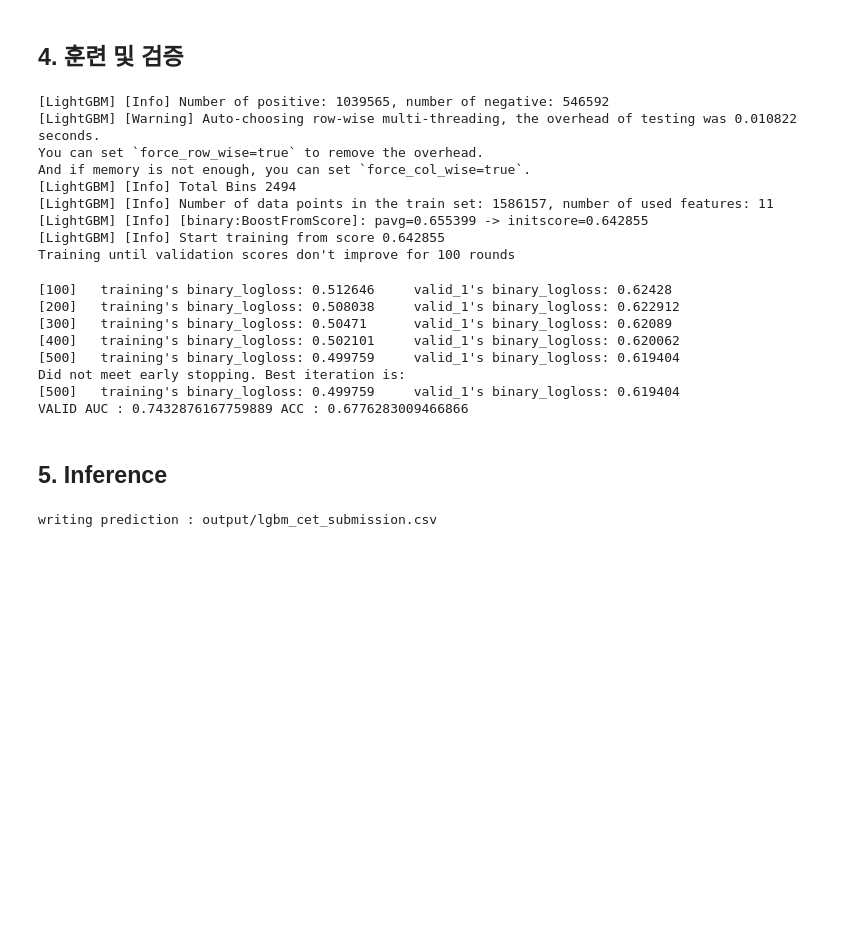
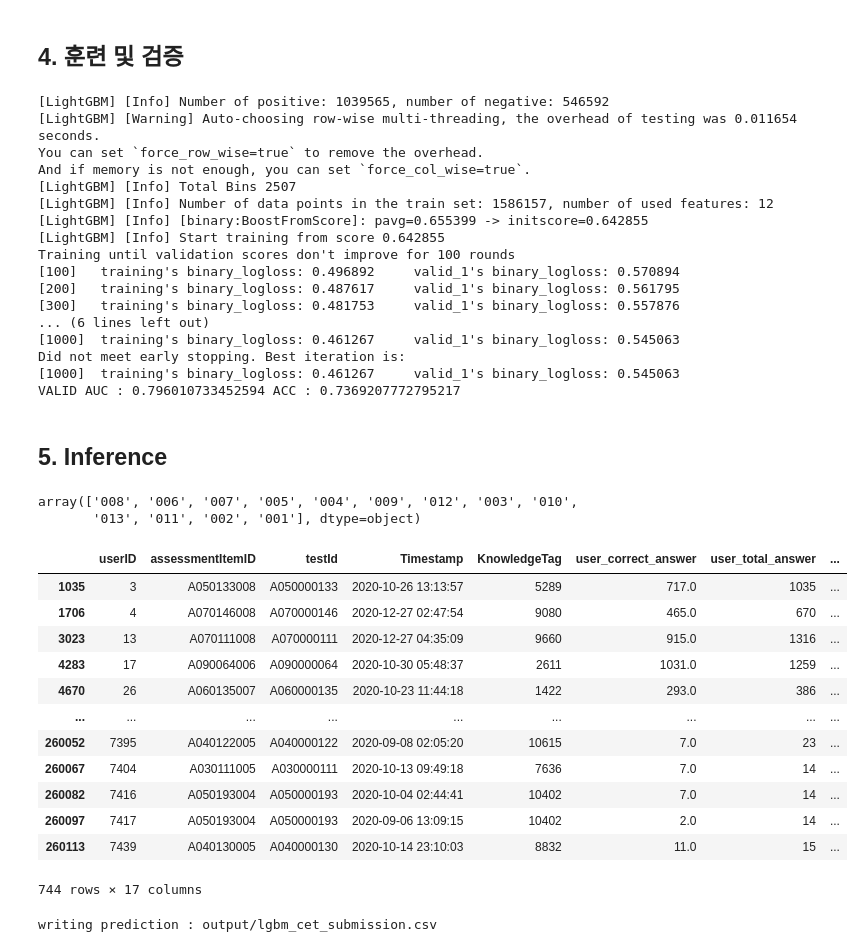
Before and after one commit to boostcampaitech4lv23recsys2/level2_dkt_recsys-level2-recsys-10, a Jupyter notebook: code/LGBMFE.ipynb, the cells around one changed output. Cells and saved outputs as stored; diff of their text form; code cells hidden in the pictures; blank space fills up the shorter version.

```diff
--- a/code/LGBMFE.ipynb
+++ b/code/LGBMFE.ipynb
@@ -167,7 +181,7 @@ model = lgb.train(
     lgb_train,
     valid_sets=[lgb_train, lgb_test],
     verbose_eval=100,
-    num_boost_round=500,
+    num_boost_round=1000,
     early_stopping_rounds=100
 )
 
@@ -178,22 +192,22 @@ auc = roc_auc_score(y_test, preds)
 print(f'VALID AUC : {auc} ACC : {acc}\n')
 # %% [output]
 [LightGBM] [Info] Number of positive: 1039565, number of negative: 546592
-[LightGBM] [Warning] Auto-choosing row-wise multi-threading, the overhead of testing was 0.010822 seconds.
+[LightGBM] [Warning] Auto-choosing row-wise multi-threading, the overhead of testing was 0.011654 seconds.
 You can set `force_row_wise=true` to remove the overhead.
 And if memory is not enough, you can set `force_col_wise=true`.
-[LightGBM] [Info] Total Bins 2494
-[LightGBM] [Info] Number of data points in the train set: 1586157, number of used features: 11
+[LightGBM] [Info] Total Bins 2507
+[LightGBM] [Info] Number of data points in the train set: 1586157, number of used features: 12
 [LightGBM] [Info] [binary:BoostFromScore]: pavg=0.655399 -> initscore=0.642855
 [LightGBM] [Info] Start training from score 0.642855
 Training until validation scores don't improve for 100 rounds
+[100]   training's binary_logloss: 0.496892     valid_1's binary_logloss: 0.570894
+[200]   training's binary_logloss: 0.487617     valid_1's binary_logloss: 0.561795
+[300]   training's binary_logloss: 0.481753     valid_1's binary_logloss: 0.557876
+... (6 lines left out)
+[1000]  training's binary_logloss: 0.461267     valid_1's binary_logloss: 0.545063
+Did not meet early stopping. Best iteration is:
+[1000]  training's binary_logloss: 0.461267     valid_1's binary_logloss: 0.545063
+VALID AUC : 0.796010733452594 ACC : 0.7369207772795217
-[100]   training's binary_logloss: 0.512646     valid_1's binary_logloss: 0.62428
-[200]   training's binary_logloss: 0.508038     valid_1's binary_logloss: 0.622912
-[300]   training's binary_logloss: 0.50471      valid_1's binary_logloss: 0.62089
-[400]   training's binary_logloss: 0.502101     valid_1's binary_logloss: 0.620062
-[500]   training's binary_logloss: 0.499759     valid_1's binary_logloss: 0.619404
-Did not meet early stopping. Best iteration is:
-[500]   training's binary_logloss: 0.499759     valid_1's binary_logloss: 0.619404
-VALID AUC : 0.7432876167759889 ACC : 0.6776283009466866
 # %%
 # INSTALL MATPLOTLIB IN ADVANCE
 # _ = lgb.plot_importance(model)
@@ -212,6 +226,27 @@ test_df = test_df[test_df['userID'] != test_df['userID'].shift(-1)]
 
 # DROP ANSWERCODE
 test_df = test_df.drop(['answerCode'], axis=1)
+# %%
+test_df['assessmentItemID'].str[7:].unique()
+# %% [output]
+array(['008', '006', '007', '005', '004', '009', '012', '003', '010',
+       '013', '011', '002', '001'], dtype=object)
+# %%
+test_df
+# %% [output]
+|  | userID | assessmentItemID | testId | Timestamp | KnowledgeTag | user_correct_answer | user_total_answer | ... |
+| 1035 | 3 | A050133008 | A050000133 | 2020-10-26 13:13:57 | 5289 | 717.0 | 1035 | ... |
+| 1706 | 4 | A070146008 | A070000146 | 2020-12-27 02:47:54 | 9080 | 465.0 | 670 | ... |
+| 3023 | 13 | A070111008 | A070000111 | 2020-12-27 04:35:09 | 9660 | 915.0 | 1316 | ... |
+| 4283 | 17 | A090064006 | A090000064 | 2020-10-30 05:48:37 | 2611 | 1031.0 | 1259 | ... |
+| 4670 | 26 | A060135007 | A060000135 | 2020-10-23 11:44:18 | 1422 | 293.0 | 386 | ... |
+| ... | ... | ... | ... | ... | ... | ... | ... | ... |
+| 260052 | 7395 | A040122005 | A040000122 | 2020-09-08 02:05:20 | 10615 | 7.0 | 23 | ... |
+| 260067 | 7404 | A030111005 | A030000111 | 2020-10-13 09:49:18 | 7636 | 7.0 | 14 | ... |
+| 260082 | 7416 | A050193004 | A050000193 | 2020-10-04 02:44:41 | 10402 | 7.0 | 14 | ... |
+| 260097 | 7417 | A050193004 | A050000193 | 2020-09-06 13:09:15 | 10402 | 2.0 | 14 | ... |
+| 260113 | 7439 | A040130005 | A040000130 | 2020-10-14 23:10:03 | 8832 | 11.0 | 15 | ... |
+744 rows × 17 columns
 # %%
 # MAKE PREDICTION
 total_preds = model.predict(test_df[FEATS])
```
Also changed, not shown: parts of 7 cells of this notebook.
